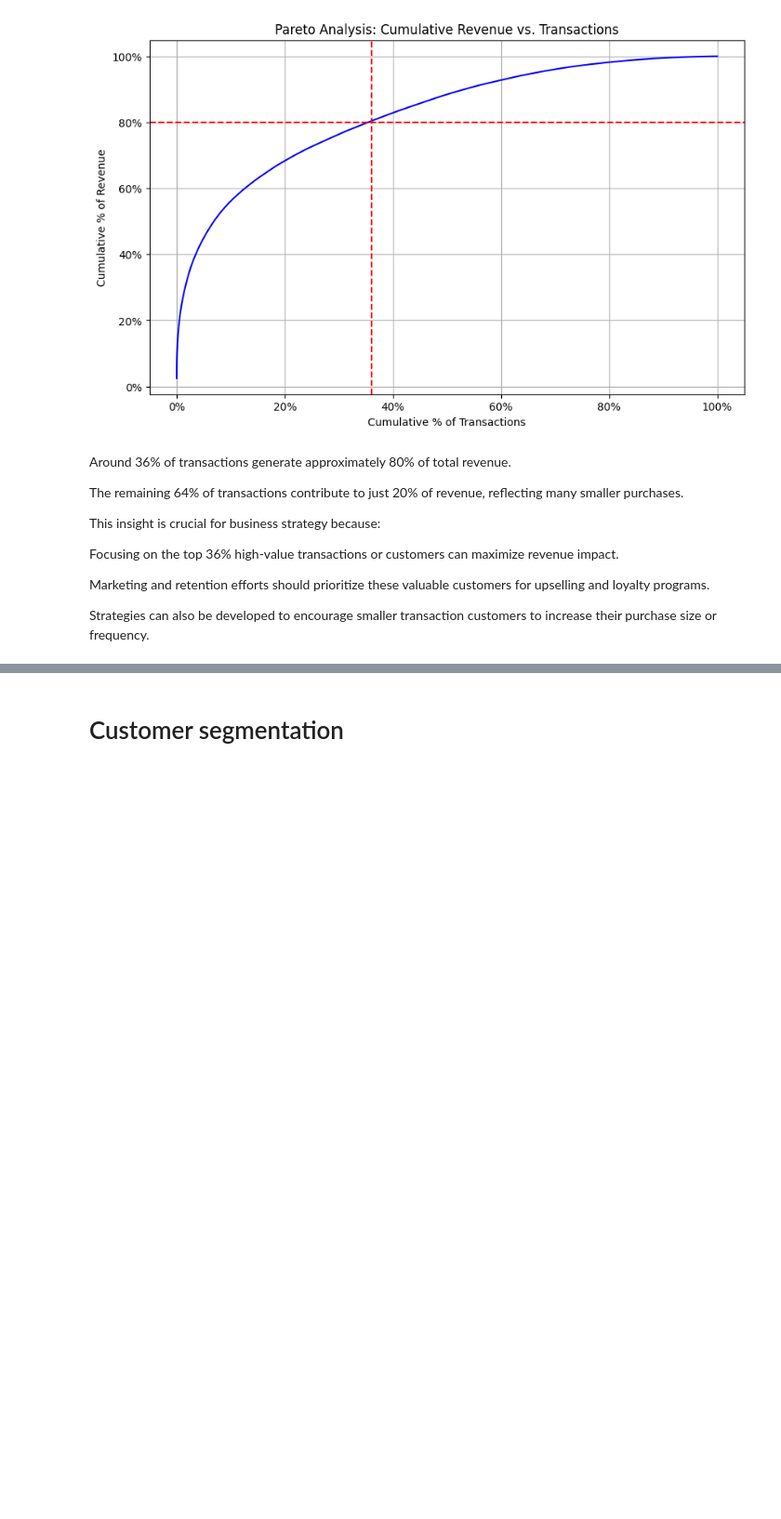
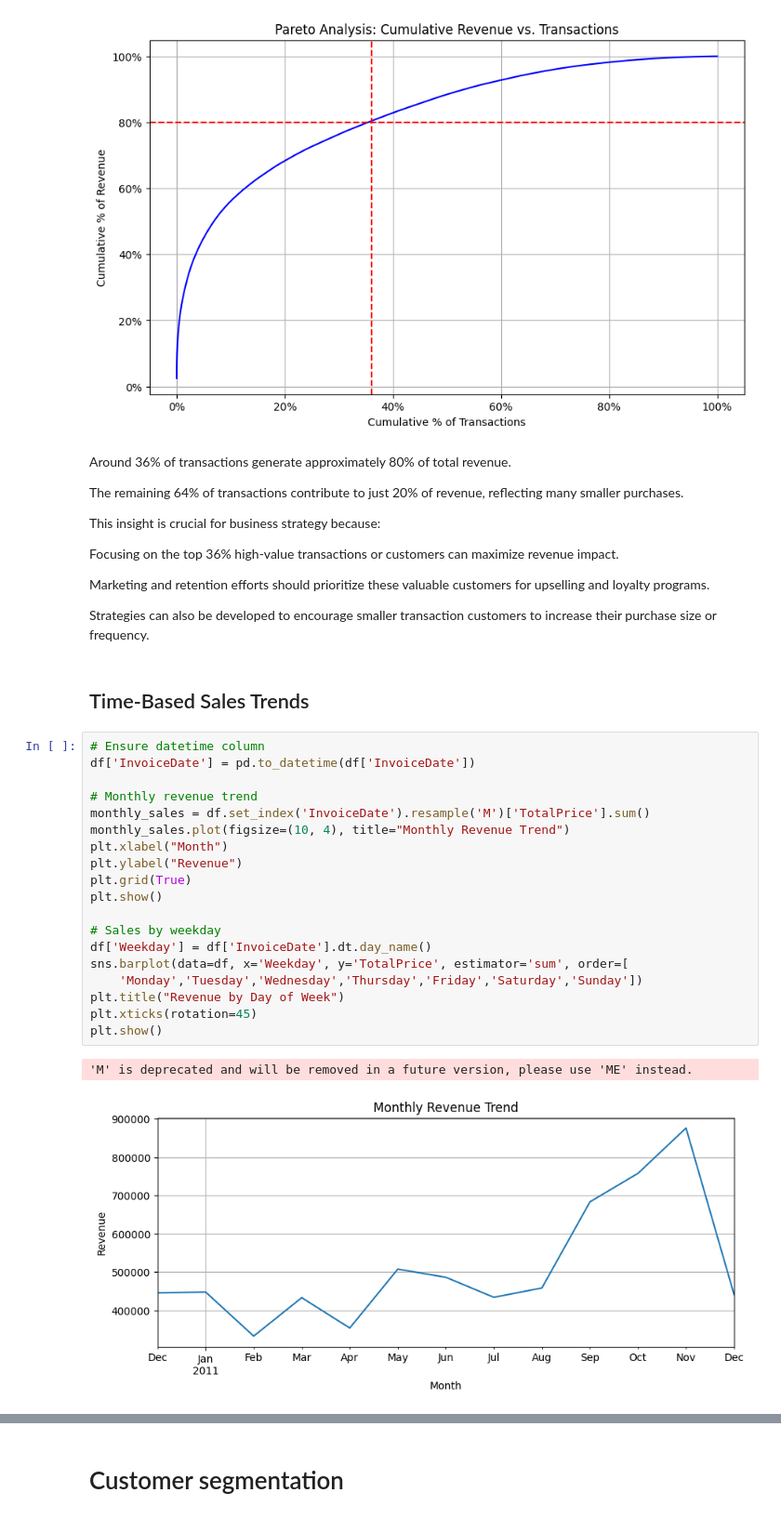
Before and after one commit to rksin8/data-analysis-portfolio, a Jupyter notebook: projects/project1-sales-analysis/notebooks/sales_analysis.ipynb, the cells around one changed output, grey strips where cells are left out. Shown at 93% size. Cells and saved outputs as stored; diff of their text form; blank space fills up the shorter version.

```diff
--- a/projects/project1-sales-analysis/notebooks/sales_analysis.ipynb
+++ b/projects/project1-sales-analysis/notebooks/sales_analysis.ipynb
@@ -254,3 +322,27 @@ Focusing on the top 36% high-value transactions or customers can maximize revenu
 Marketing and retention efforts should prioritize these valuable customers for upselling and loyalty programs.
 
 Strategies can also be developed to encourage smaller transaction customers to increase their purchase size or frequency.
+# %% [markdown]
+## Time-Based Sales Trends
+# %%
+# Ensure datetime column
+df['InvoiceDate'] = pd.to_datetime(df['InvoiceDate'])
+
+# Monthly revenue trend
+monthly_sales = df.set_index('InvoiceDate').resample('M')['TotalPrice'].sum()
+monthly_sales.plot(figsize=(10, 4), title="Monthly Revenue Trend")
+plt.xlabel("Month")
+plt.ylabel("Revenue")
+plt.grid(True)
+plt.show()
+
+# Sales by weekday
+df['Weekday'] = df['InvoiceDate'].dt.day_name()
+sns.barplot(data=df, x='Weekday', y='TotalPrice', estimator='sum', order=[
+    'Monday','Tuesday','Wednesday','Thursday','Friday','Saturday','Sunday'])
+plt.title("Revenue by Day of Week")
+plt.xticks(rotation=45)
+plt.show()
+# %% [output]
+'M' is deprecated and will be removed in a future version, please use 'ME' instead.
+[figure, added]
```
Also changed, not shown: parts of 20 cells of this notebook.
